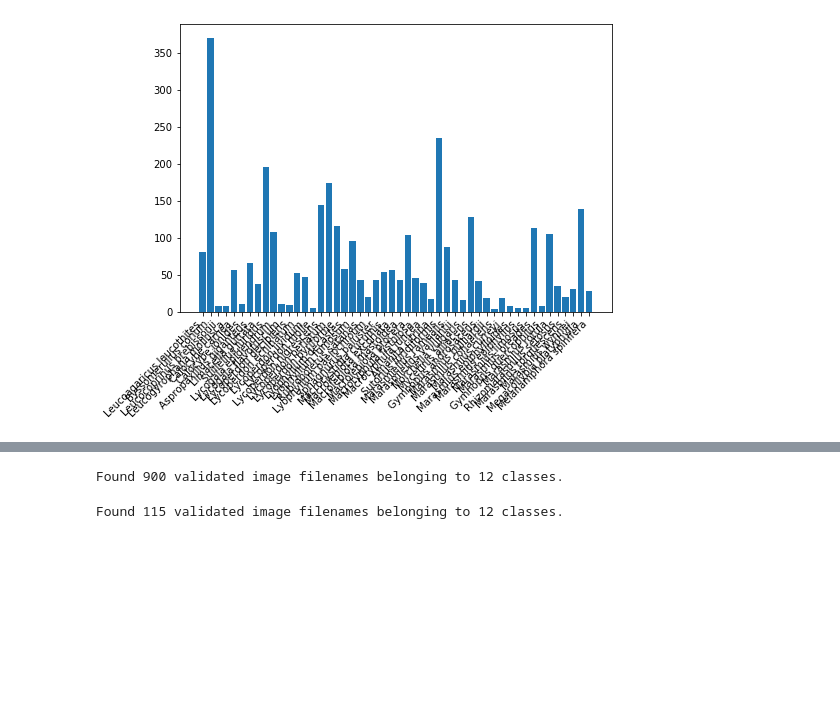
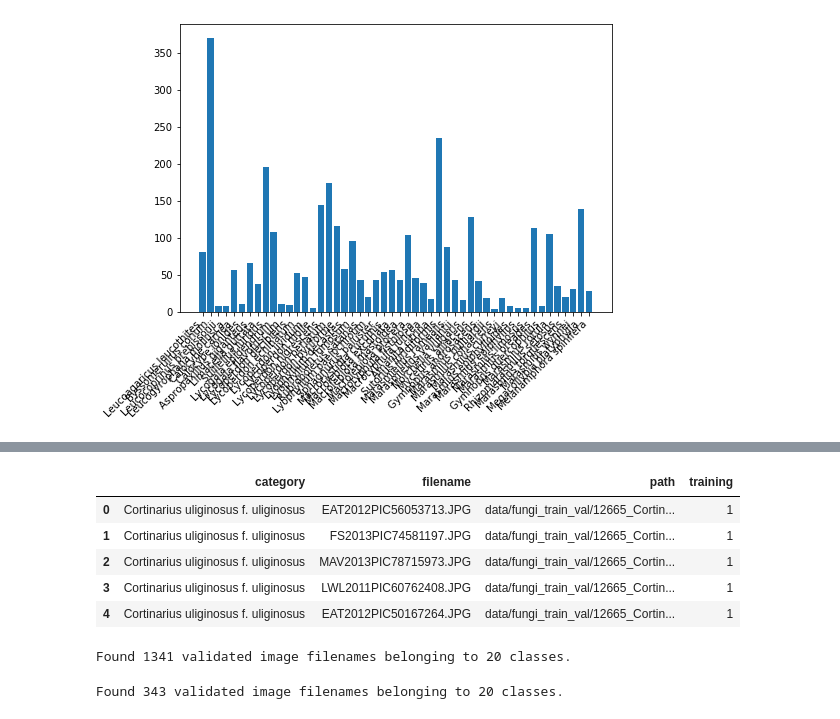
Before and after one commit to lorenzovngl/ml-project, a Jupyter notebook: main.ipynb, the cells around one changed output, grey strips where cells are left out. Saved outputs shown, nothing was run; the diff lists cells and outputs as text; code cells hidden in the pictures; blank space fills up the shorter version.

```diff
--- a/main.ipynb
+++ b/main.ipynb
@@ -4,14 +4,28 @@ import os
 DIR = "data/fungi_train_val"
 filelist = []
 
-for cat in os.listdir(DIR):
-    for img in os.listdir(DIR + "/" + cat):
-        filelist.append({
-            'category': cat[cat.index('_')+1:].replace('_', ' '),
-            'filename': img,
-            'path': DIR + "/" + cat + "/" + img,
-            'training': 1})
+n_categories = 20
+training_size = 0.8
 
-print("Categories:", len(os.listdir(DIR)))
+cat = os.listdir(DIR)
+for i in range(n_categories):
+    img = os.listdir(DIR + "/" + cat[i])
+    train_images = int(len(img)*training_size);
+    for j in range(len(img)):
+        if j < train_images:
+            filelist.append({
+                'category': cat[i][cat[i].index('_')+1:].replace('_', ' '),
+                'filename': img[j],
+                'path': DIR + "/" + cat[i] + "/" + img[j],
+                'training': 1})
+        else:
+            filelist.append({
+                'category': cat[i][cat[i].index('_')+1:].replace('_', ' '),
+                'filename': img[j],
+                'path': DIR + "/" + cat[i] + "/" + img[j],
+                'training': 0})
+    print(cat[i], train_images, len(img)-train_images)
+
+print("Categories:", n_categories)
 print("Elements:", len(filelist))
 # %% [output]
@@ -108,38 +139,50 @@ df.head()
 | 3 | 22210 | data/fungi_train_val/16390_Leucoa... | 567 | 1 | Frank Desting | 425 | 44614 | 650 | 22210 | 650 | ... |
 | 4 | 24812 | data/fungi_train_val/16390_Leucoa... | 770 | 1 | Frank Desting | 577 | 45510 | 650 | 24812 | 650 | ... |
 # %%
+import pandas as pd
+
 df = pd.DataFrame(filelist)
 df_training = df.loc[df['training'] == 1]
 df_validation = df.loc[df['training'] == 0]
+df.head()
+# %% [output]
+|  | category | filename | path | training |
+| 0 | Cortinarius uliginosus f. uliginosus | EAT2012PIC56053713.JPG | data/fungi_train_val/12665_Cortin... | 1 |
+| 1 | Cortinarius uliginosus f. uliginosus | FS2013PIC74581197.JPG | data/fungi_train_val/12665_Cortin... | 1 |
+| 2 | Cortinarius uliginosus f. uliginosus | MAV2013PIC78715973.JPG | data/fungi_train_val/12665_Cortin... | 1 |
+| 3 | Cortinarius uliginosus f. uliginosus | LWL2011PIC60762408.JPG | data/fungi_train_val/12665_Cortin... | 1 |
+| 4 | Cortinarius uliginosus f. uliginosus | EAT2012PIC50167264.JPG | data/fungi_train_val/12665_Cortin... | 1 |
 # %%
 from tensorflow.keras.preprocessing.image import ImageDataGenerator
 
 DIR = os.getcwd()
 training_datagen = ImageDataGenerator(rescale=1./255)
 
+img_size = 150
+
 train_generator = training_datagen.flow_from_dataframe(
-    df_training[:900],
+    df_training,
     DIR,
     'path',
     'category',
-    target_size=(150, 150),
+    target_size=(img_size, img_size),
     class_mode='categorical'
 )
 # %% [output]
-Found 900 validated image filenames belonging to 12 classes.
+Found 1341 validated image filenames belonging to 20 classes.
 # %%
 validation_datagen = ImageDataGenerator(rescale=1./255)
 
 validation_generator = validation_datagen.flow_from_dataframe(
-    df_validation[:115],
+    df_validation,
     DIR,
     'path',
     'category',
-    target_size=(150, 150),
+    target_size=(img_size, img_size),
     class_mode='categorical'
 )
 # %% [output]
-Found 115 validated image filenames belonging to 12 classes.
+Found 343 validated image filenames belonging to 20 classes.
 # %%
 classes = [0 for i in range(max(validation_generator.classes)+1)]
 
```
Also changed, not shown: parts of 13 cells of this notebook, 3 other files.
